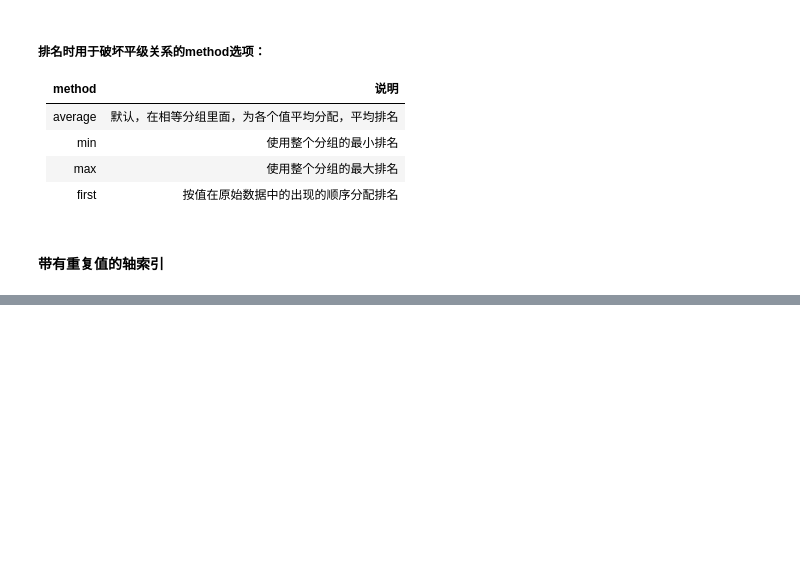
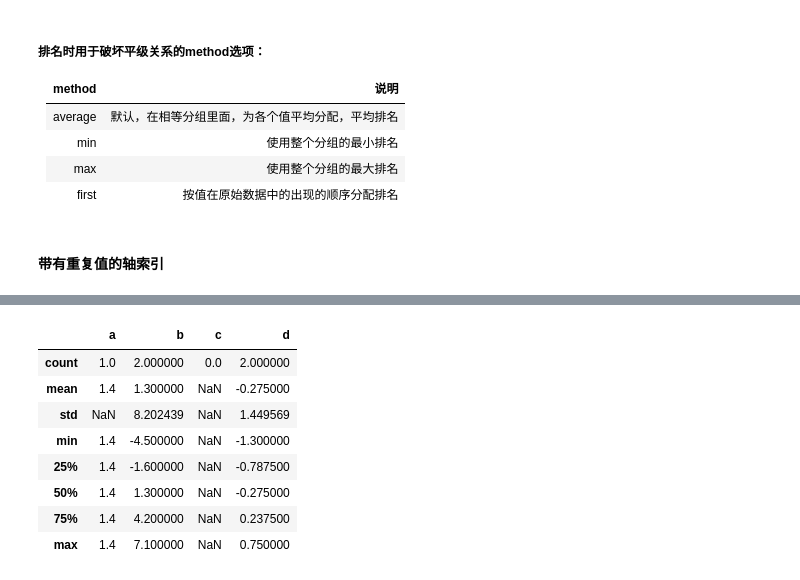
Before and after one commit to mushroomouou/Python, a Jupyter notebook: Pandas/Pandas入门.ipynb, the cells around one changed output, grey strips where cells are left out. Saved outputs shown, nothing was run; the diff lists cells and outputs as text; code cells hidden in the pictures; blank space fills up the shorter version.

```diff
--- a/Pandas/Pandas入门.ipynb
+++ b/Pandas/Pandas入门.ipynb
@@ -407,0 +358,7 @@ dtype: float64
+# %%
+df3 =DataFrame([[1.4,np.nan],[7.1,-4.5],
+               [np.nan,np.nan],[0.75,-1.3]],
+               index=['a','b','c','d'],
+               columns=['one','two']
+               )
+df3
@@ -407,0 +406,15 @@ dtype: float64
+# %%
+df3.T.describe()
+# 可以看到我们的DataFrame的一些详细信息，有关平均值，最大值，最小值，etc
+# 注意我们没权利使用行统计，也就是说我们无法使用axis=1变换行列
+# 但是，我们可以使用。T或者说方法实现对行的统计
+# %% [output]
+|  | a | b | c | d |
+| count | 1.0 | 2.000000 | 0.0 | 2.000000 |
+| mean | 1.4 | 1.300000 | NaN | -0.275000 |
+| std | NaN | 8.202439 | NaN | 1.449569 |
+| min | 1.4 | -4.500000 | NaN | -1.300000 |
+| 25% | 1.4 | -1.600000 | NaN | -0.787500 |
+| 50% | 1.4 | 1.300000 | NaN | -0.275000 |
+| 75% | 1.4 | 4.200000 | NaN | 0.237500 |
+| max | 1.4 | 7.100000 | NaN | 0.750000 |
```
Also changed, not shown: parts of 38 cells of this notebook, 3 other files.
